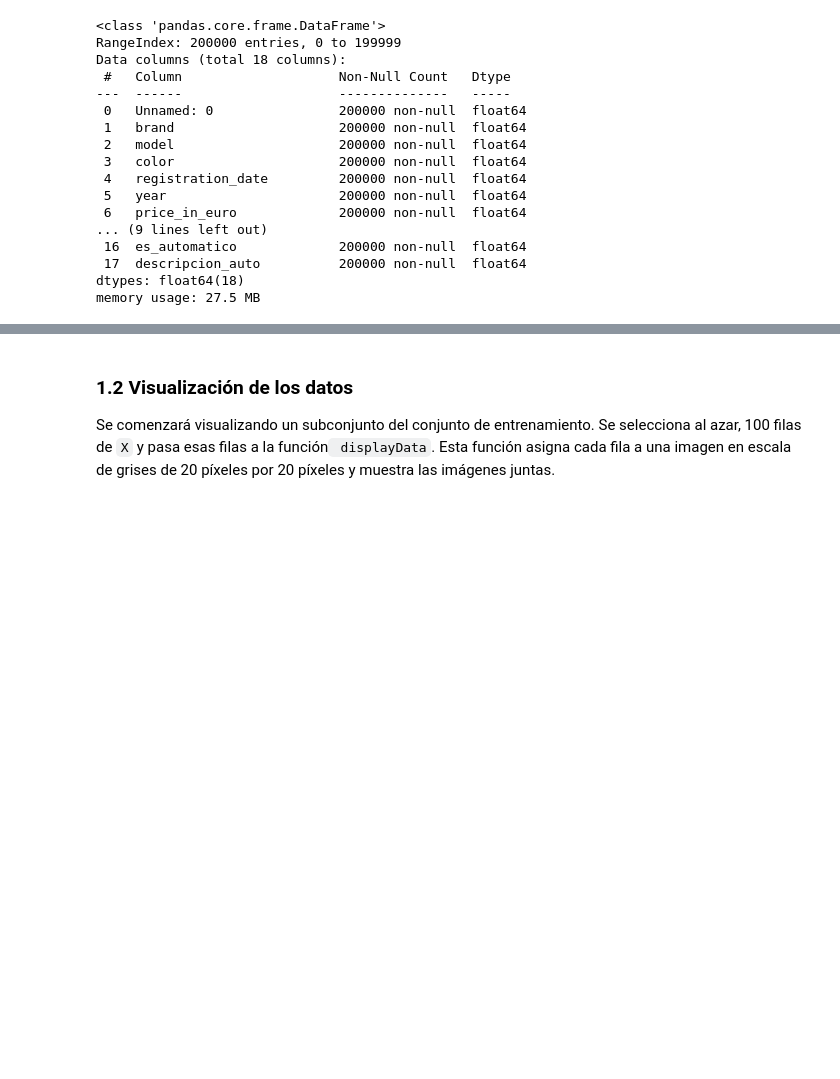
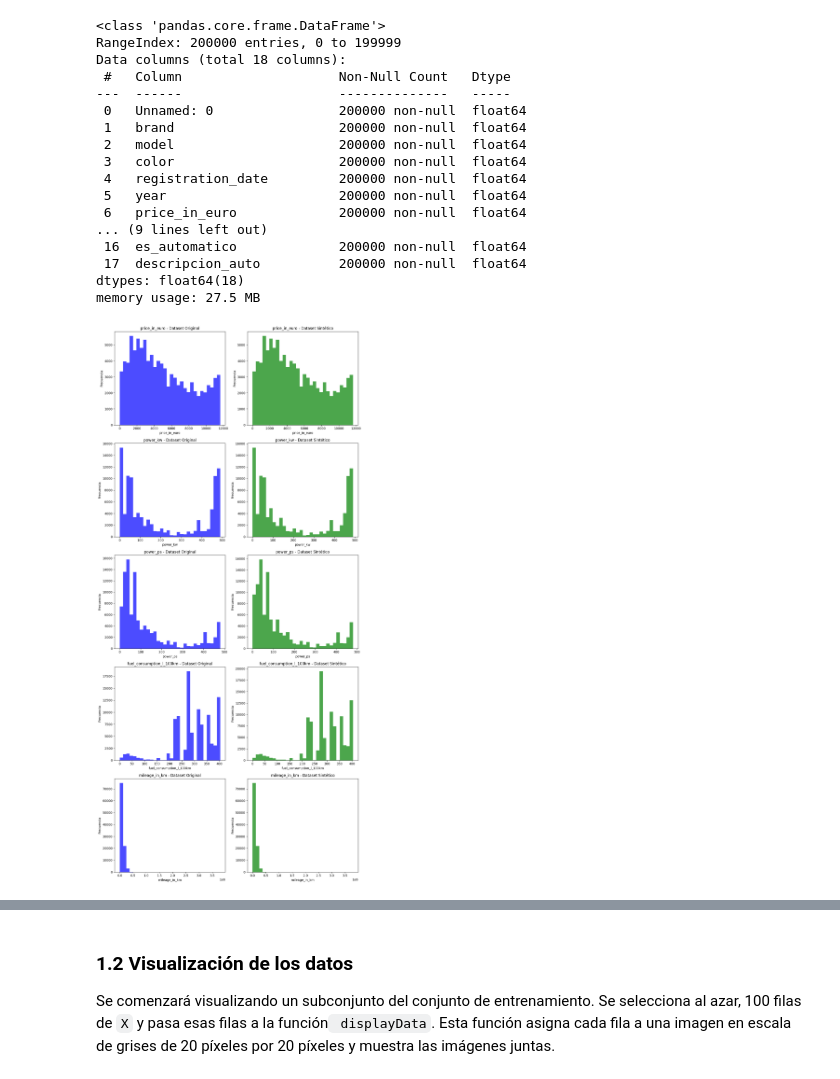
Before and after one commit to OmarChocamani/SIS420-OCL, a Jupyter notebook: Copia_de_reg_log_onevsall_03.ipynb, the cells around one changed output, grey strips where cells are left out. Drawn from its saved outputs; the diff is of its cells as text; code cells hidden in the pictures; blank space fills up the shorter version.

```diff
--- a/Copia_de_reg_log_onevsall_03.ipynb
+++ b/Copia_de_reg_log_onevsall_03.ipynb
@@ -231,7 +177,7 @@ data_copy = data_copy.dropna(subset=decimal_columns)
 
 # Aumentar los valores decimales en las columnas especificadas
 for col in decimal_columns:
-    data_copy[col] = data_copy[col] + 0.25
+    data_copy[col] = data_copy[col] + np.random.uniform(0.1, 0.7, size=len(data_copy))
 
 
 # Asegurarse de que los valores estén dentro de rangos razonables
@@ -288,4 +234,34 @@ Data columns (total 18 columns):
  17  descripcion_auto          200000 non-null  float64
 dtypes: float64(18)
 memory usage: 27.5 MB
+# %%
+# Cargar los datasets originales y sintéticos
+#data_original = pd.read_csv('ruta_del_archivo_original.csv')
+#data_sintetico = pd.read_csv('ruta_del_archivo_modificado.csv')
+
+# Especificar las columnas numéricas que queremos graficar
+columnas_numericas = ['price_in_euro', 'power_kw', 'power_ps', 'fuel_consumption_l_100km', 'mileage_in_km']
+
+# Crear una figura para comparar cada atributo entre los datasets
+fig, axs = pyplot.subplots(len(columnas_numericas), 2, figsize=(12, 5 * len(columnas_numericas)))
+
+# Iterar sobre las columnas numéricas y generar gráficos
+for i, col in enumerate(columnas_numericas):
+    # Graficar el dataset original
+    axs[i, 0].hist(data[col].dropna(), bins=30, color='blue', alpha=0.7)
+    axs[i, 0].set_title(f'{col} - Dataset Original')
+    axs[i, 0].set_xlabel(col)
+    axs[i, 0].set_ylabel('Frecuencia')
+
+    # Graficar el dataset sintético
+    axs[i, 1].hist(data_copy[col].dropna(), bins=30, color='green', alpha=0.7)
+    axs[i, 1].set_title(f'{col} - Dataset Sintético')
+    axs[i, 1].set_xlabel(col)
+    axs[i, 1].set_ylabel('Frecuencia')
+
+# Ajustar el espacio entre gráficos
+pyplot.tight_layout()
+pyplot.show()
+# %% [output]
+[figure, added]
 # %%
```
Also changed, not shown: parts of 17 cells of this notebook.
